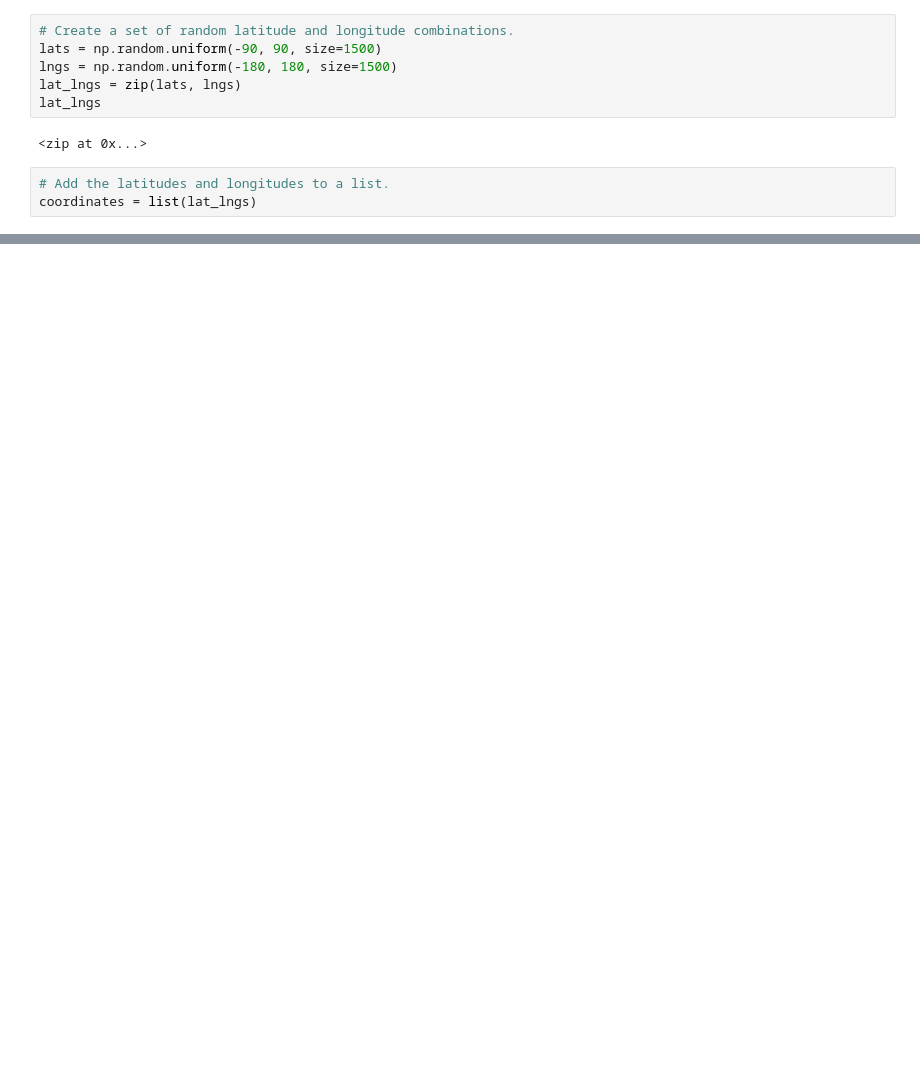
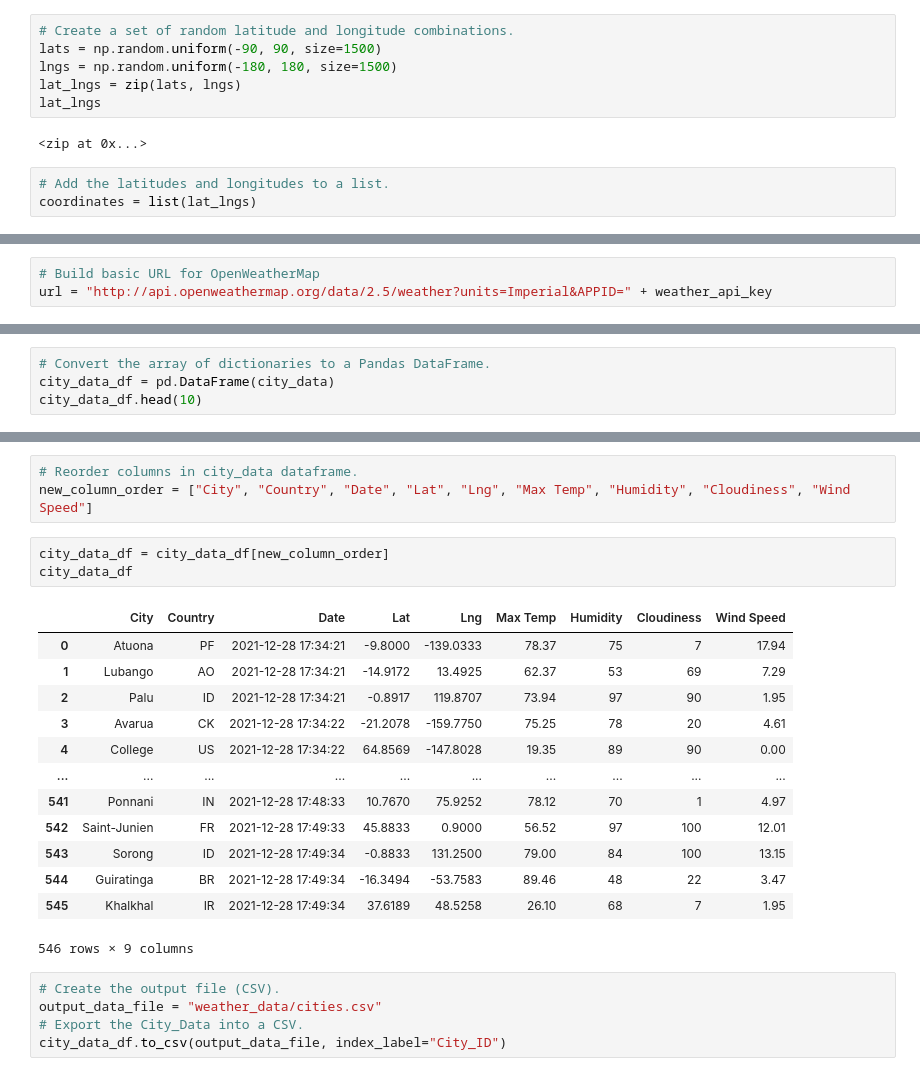
Before and after one commit to Nicko0301/World_Weather_Analysis, a Jupyter notebook: WeatherPy.ipynb, the cells around one changed output, grey strips where cells are left out. Drawn from its saved outputs; the diff is of its cells as text; blank space fills up the shorter version.

```diff
--- a/WeatherPy.ipynb
+++ b/WeatherPy.ipynb
@@ -31,0 +36,3 @@ len(cities)
+# %%
+# Build basic URL for OpenWeatherMap
+url = "http://api.openweathermap.org/data/2.5/weather?units=Imperial&APPID=" + weather_api_key
@@ -31,0 +130,4 @@ len(cities)
+# %%
+# Convert the array of dictionaries to a Pandas DataFrame.
+city_data_df = pd.DataFrame(city_data)
+city_data_df.head(10)
@@ -31,0 +146,25 @@ len(cities)
+# %%
+# Reorder columns in city_data dataframe.
+new_column_order = ["City", "Country", "Date", "Lat", "Lng", "Max Temp", "Humidity", "Cloudiness", "Wind Speed"]
+# %%
+city_data_df = city_data_df[new_column_order]
+city_data_df
+# %% [output]
+|  | City | Country | Date | Lat | Lng | Max Temp | Humidity | Cloudiness | Wind Speed |
+| 0 | Atuona | PF | 2021-12-28 17:34:21 | -9.8000 | -139.0333 | 78.37 | 75 | 7 | 17.94 |
+| 1 | Lubango | AO | 2021-12-28 17:34:21 | -14.9172 | 13.4925 | 62.37 | 53 | 69 | 7.29 |
+| 2 | Palu | ID | 2021-12-28 17:34:21 | -0.8917 | 119.8707 | 73.94 | 97 | 90 | 1.95 |
+| 3 | Avarua | CK | 2021-12-28 17:34:22 | -21.2078 | -159.7750 | 75.25 | 78 | 20 | 4.61 |
+| 4 | College | US | 2021-12-28 17:34:22 | 64.8569 | -147.8028 | 19.35 | 89 | 90 | 0.00 |
+| ... | ... | ... | ... | ... | ... | ... | ... | ... | ... |
+| 541 | Ponnani | IN | 2021-12-28 17:48:33 | 10.7670 | 75.9252 | 78.12 | 70 | 1 | 4.97 |
+| 542 | Saint-Junien | FR | 2021-12-28 17:49:33 | 45.8833 | 0.9000 | 56.52 | 97 | 100 | 12.01 |
+| 543 | Sorong | ID | 2021-12-28 17:49:34 | -0.8833 | 131.2500 | 79.00 | 84 | 100 | 13.15 |
+| 544 | Guiratinga | BR | 2021-12-28 17:49:34 | -16.3494 | -53.7583 | 89.46 | 48 | 22 | 3.47 |
+| 545 | Khalkhal | IR | 2021-12-28 17:49:34 | 37.6189 | 48.5258 | 26.10 | 68 | 7 | 1.95 |
+546 rows × 9 columns
+# %%
+# Create the output file (CSV).
+output_data_file = "weather_data/cities.csv"
+# Export the City_Data into a CSV.
+city_data_df.to_csv(output_data_file, index_label="City_ID")
```
Also changed, not shown: parts of 4 cells of this notebook, 4 other files.
